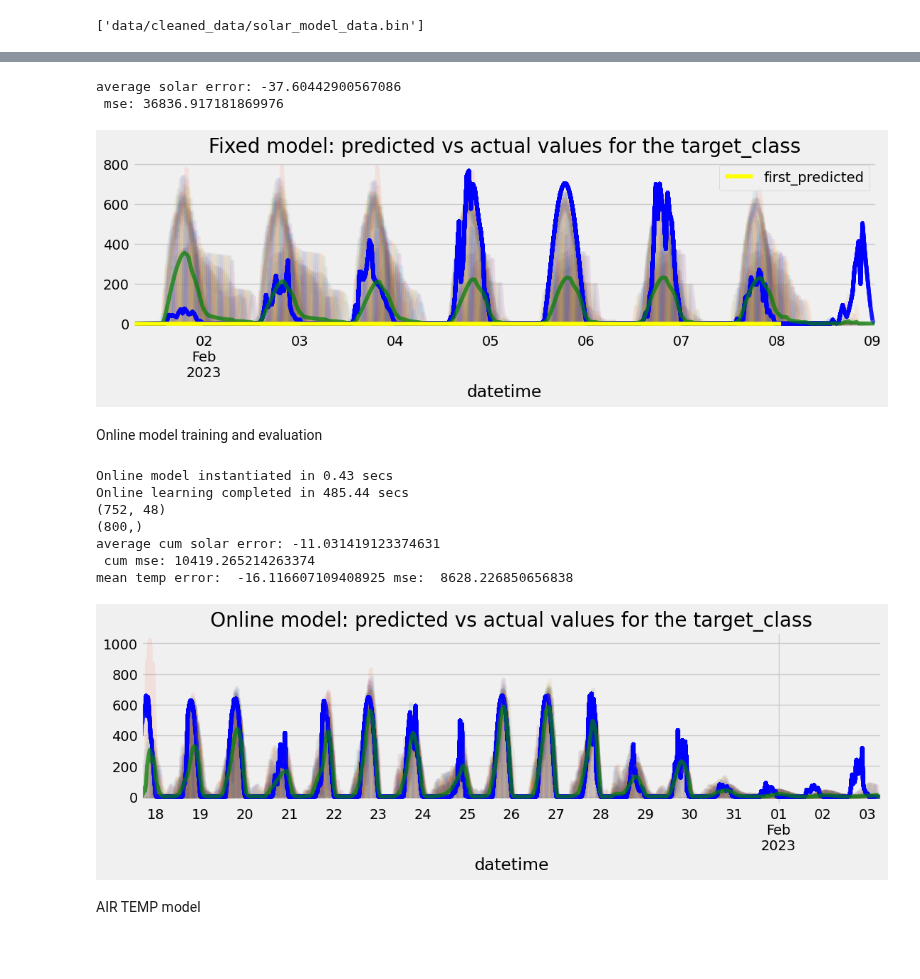
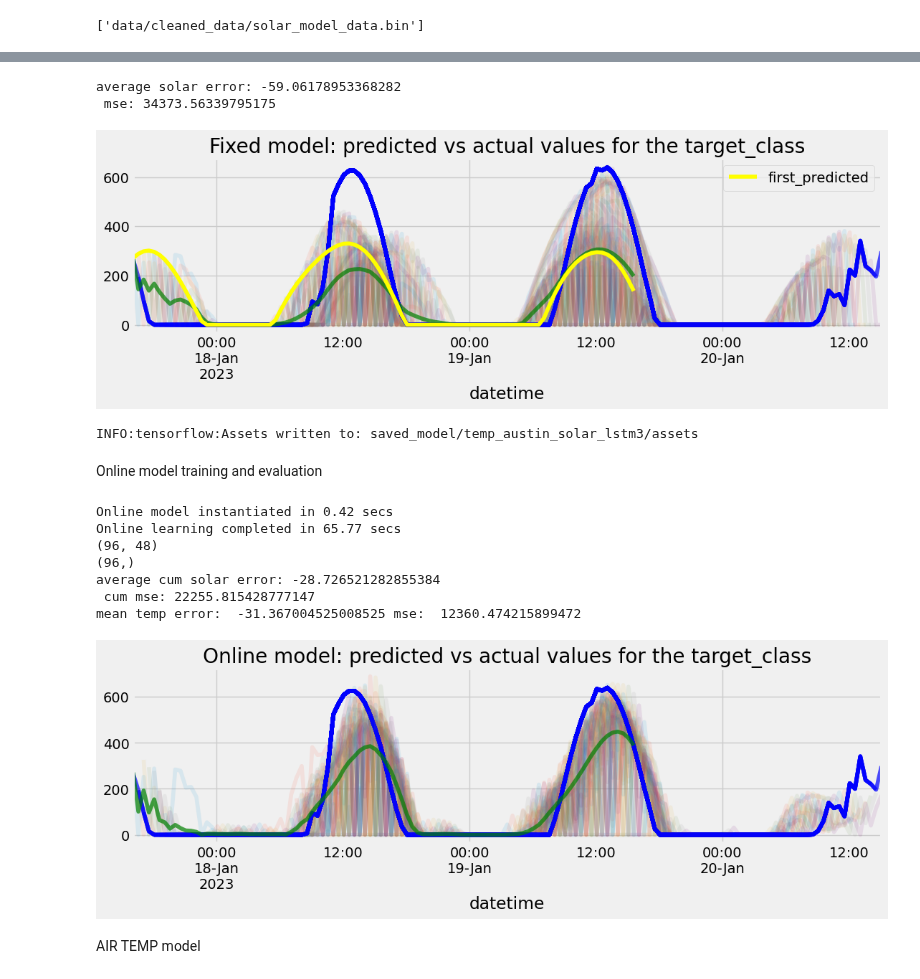
Before and after one commit to Muckthebuck/2023-Energy-kit, a Jupyter notebook: [Austin]solar_temp_predictions.ipynb, the cells around one changed output, grey strips where cells are left out. Cells and saved outputs as stored; diff of their text form; code cells hidden in the pictures; blank space fills up the shorter version.

```diff
--- a/[Austin]solar_temp_predictions.ipynb
+++ b/[Austin]solar_temp_predictions.ipynb
@@ -395,7 +415,7 @@ plt.show()
 # Plot predictions vs actual labels for fixed model
 
 ## for large amount
-fixed_predict = model.predict_on_batch(X_test)
+fixed_predict = model.predict_on_batch(X_test[:96])
 j = 0
 fig, ax = plt.subplots(figsize=(12, 3))
 ax.set_title('Fixed model: predicted vs actual values for the target_class')
@@ -454,42 +474,46 @@ average solar error: -44.113724537765904
 j = 0
 fig, ax = plt.subplots(figsize=(12, 3))
 ax.set_title('Fixed model: predicted vs actual values for the target_class')
-dff_avg = pd.DataFrame({'predicted':  np.full(test_labels.shape[0], np.nan)},index=test_labels.index)
-dff_first = pd.DataFrame({'first_predicted':  np.full(test_labels.shape[0], np.nan)},index=test_labels.index)
+dff_avg = pd.DataFrame({'predicted':  np.full(test_labels.iloc[:96].shape[0], np.nan)},index=test_labels.iloc[:96].index)
+dff_first = pd.DataFrame({'first_predicted':  np.full(test_labels.iloc[:96].shape[0], np.nan)},index=test_labels.iloc[:96].index)
 avg_temperr=0
 avg_mse=0
 for i in range(fixed_predict.shape[0]):
 
     # averaged = scaler_y.inverse_transform(fixed_predict)[i]
     # # Plot predictions vs actual labels for fixed model
     # actual = scaler_y.inverse_transform(y_test)[i]
 
     averaged = fixed_predict[i]*1000
     actual  = y_test[i]*1000
     index = test_labels.iloc[i:i+actual.shape[0]].index
 
     # print(fixed_predict)
     dff1 = pd.DataFrame({f'predicted': averaged.squeeze()}, index=index)
     dff_first['first_predicted'][j]=averaged.squeeze()[0]
     j+=1
     # Assuming dff1 and dff2 are two dataframes with different index lengths
     # Join the two dataframes on their index
     dff_avg = dff_avg.join(dff1, how='left', rsuffix=f'_{i}')
     dff2 = pd.DataFrame({'actual': actual.squeeze()}, index=index)
     dff1.plot(ax=ax, alpha=0.1, legend=False)
     dff2.plot(ax=ax, alpha=0.7, color='blue', legend=False)
     avg_temperr +=np.mean(dff1['predicted']-dff2['actual'])
     avg_mse +=mean_squared_error(dff1['predicted'], dff2['actual'])
 dff_avg= dff_avg.mean(axis=1)
 dff_avg.plot(ax=ax, alpha=0.7, color='green', legend=False)
 dff_first.plot(ax=ax, color='yellow', legend=True)
 print(f"average solar error: {avg_temperr/fixed_predict.shape[0]}")
 print(f" mse: {avg_mse/fixed_predict.shape[0]}")
 plt.show()
 # %% [output]
-average solar error: -37.60442900567086
- mse: 36836.917181869976
+average solar error: -59.06178953368282
+ mse: 34373.56339795175
-[figure, old version]
+[figure, new version]
+# %%
+model.save("saved_model/temp_austin_solar_lstm3/")
+# %% [output]
+INFO:tensorflow:Assets written to: saved_model/temp_austin_solar_lstm3/assets
 # %% [markdown]
 Online model training and evaluation
 # %%
@@ -503,7 +527,7 @@ print(f'Online model instantiated in {time() - start:.2f} secs')
 # Online training (update model with each new data available):
 predictions = []
 start = time()
-online_len = y_test.shape[0]
+online_len = 96
 for t in range(online_len):
     x = X_test[t].reshape(-1,T,N)  # a "new" input is available
     y_hat = online_model.predict_on_batch(x) # predict on the "new" input
@@ -522,8 +546,8 @@ print(fixed_predict.shape)
 j = 0
 fig, ax = plt.subplots(figsize=(12, 3))
 ax.set_title('Online model: predicted vs actual values for the target_class')
-dff_avg = pd.DataFrame({'predicted':  np.full(test_labels.shape[0], np.nan)},index=test_labels.index)
-dff_actual = pd.DataFrame({'actual':  np.array(test_labels).reshape(-1)},index=test_labels.index)
+dff_avg = pd.DataFrame({'predicted':  np.full(online_len, np.nan)},index=test_labels.iloc[:96].index)
+dff_actual = pd.DataFrame({'actual':  np.array(test_labels.iloc[:96]).reshape(-1)},index=test_labels.iloc[:96].index)
 avg_temperr=0
 avg_mse=0
 j=0
@@ -561,14 +585,14 @@ dff_mse = mean_squared_error(dff_avg_arry, dff_actual_arry)
 print("mean temp error: ", np.mean(diff), "mse: ", dff_mse)
 plt.show()
 # %% [output]
-Online model instantiated in 0.43 secs
-Online learning completed in 485.44 secs
-(752, 48)
-(800,)
-average cum solar error: -11.031419123374631
- cum mse: 10419.265214263374
-mean temp error:  -16.116607109408925 mse:  8628.226850656838
+Online model instantiated in 0.42 secs
+Online learning completed in 65.77 secs
+(96, 48)
+(96,)
+average cum solar error: -28.726521282855384
+ cum mse: 22255.815428777147
+mean temp error:  -31.367004525008525 mse:  12360.474215899472
-[figure, old version]
+[figure, new version]
 # %% [markdown]
 AIR TEMP model
 # %%
```
Also changed, not shown: parts of 8 cells of this notebook, 12 other files.
